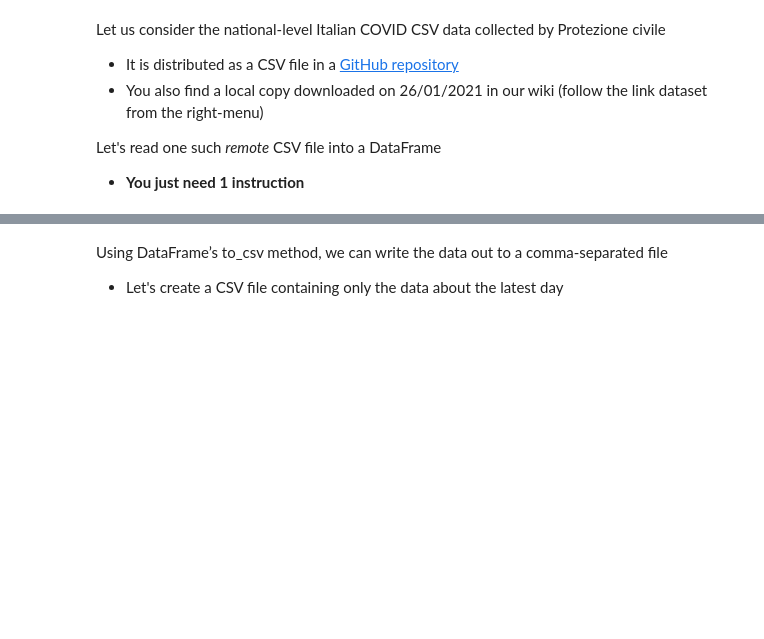
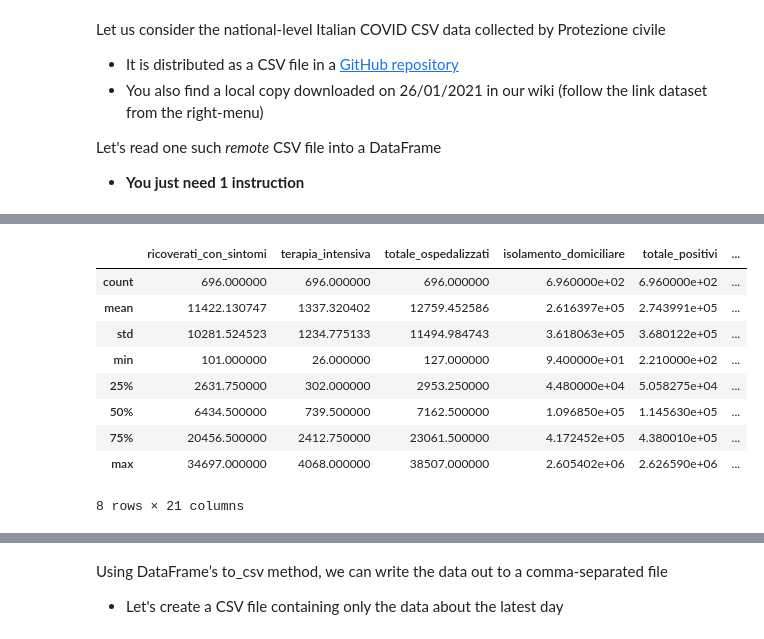
Before and after one commit to EMbeDS-education/IPDPP-GSSI-20212022, a Jupyter notebook: jupyter/jupyterNotebooks/Part1_NumPy_Pandas.ipynb, the cells around one changed output, grey strips where cells are left out. Cells and saved outputs as stored; diff of their text form; code cells hidden in the pictures; blank space fills up the shorter version.

```diff
--- a/jupyter/jupyterNotebooks/Part1_NumPy_Pandas.ipynb
+++ b/jupyter/jupyterNotebooks/Part1_NumPy_Pandas.ipynb
@@ -1973,2 +2671,15 @@ covid_data.info()
+# %%
+covid_data.describe()
+# %% [output]
+|  | ricoverati_con_sintomi | terapia_intensiva | totale_ospedalizzati | isolamento_domiciliare | totale_positivi | ... |
+| count | 696.000000 | 696.000000 | 696.000000 | 6.960000e+02 | 6.960000e+02 | ... |
+| mean | 11422.130747 | 1337.320402 | 12759.452586 | 2.616397e+05 | 2.743991e+05 | ... |
+| std | 10281.524523 | 1234.775133 | 11494.984743 | 3.618063e+05 | 3.680122e+05 | ... |
+| min | 101.000000 | 26.000000 | 127.000000 | 9.400000e+01 | 2.210000e+02 | ... |
+| 25% | 2631.750000 | 302.000000 | 2953.250000 | 4.480000e+04 | 5.058275e+04 | ... |
+| 50% | 6434.500000 | 739.500000 | 7162.500000 | 1.096850e+05 | 1.145630e+05 | ... |
+| 75% | 20456.500000 | 2412.750000 | 23061.500000 | 4.172452e+05 | 4.380010e+05 | ... |
+| max | 34697.000000 | 4068.000000 | 38507.000000 | 2.605402e+06 | 2.626590e+06 | ... |
+8 rows × 21 columns
 # %%
 covid_data['data']
```
Also changed, not shown: parts of 108 cells of this notebook.
